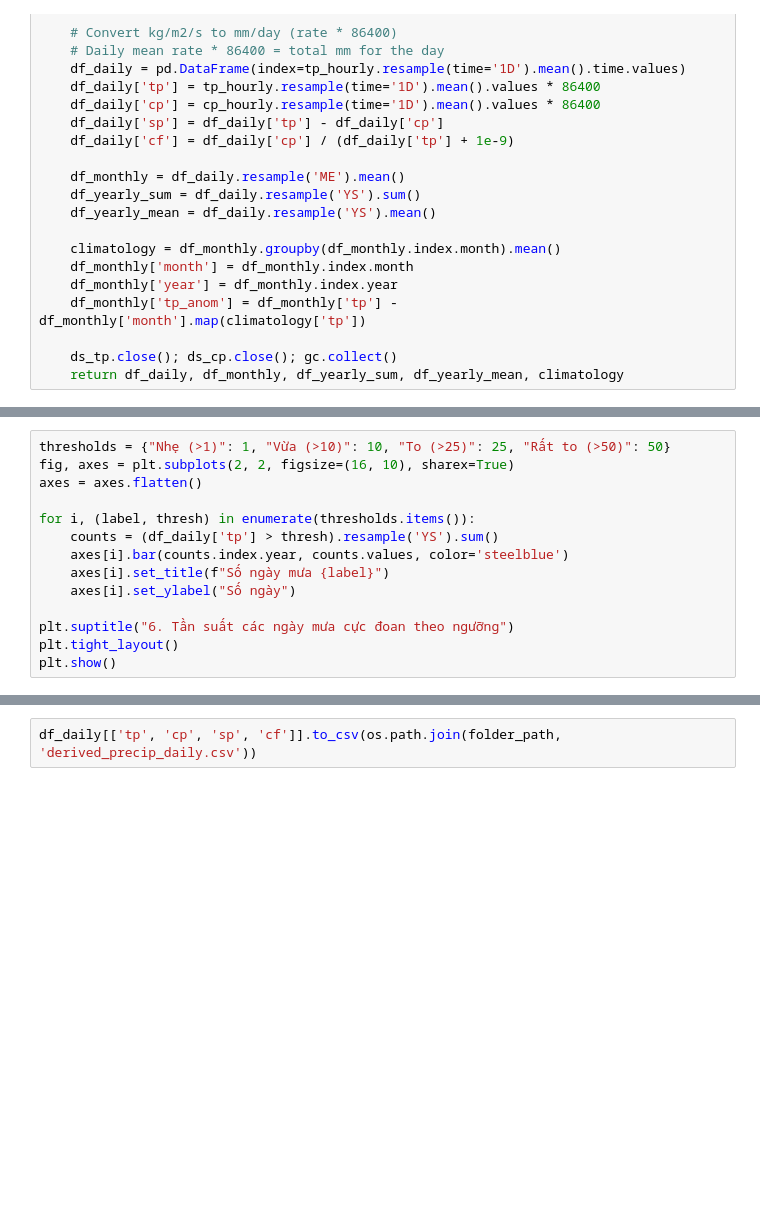
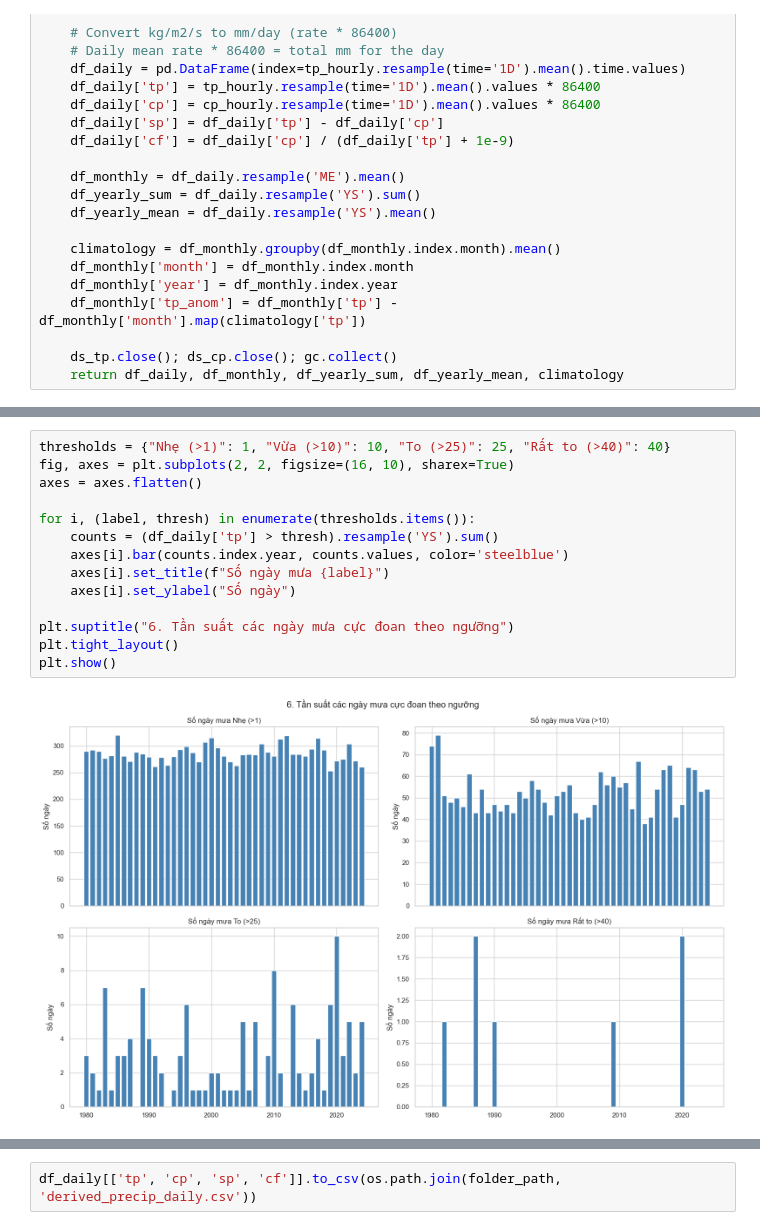
Before and after one commit to hnahtneyugn/climate-analysis-and-prediction, a Jupyter notebook: scripts/precipitation.ipynb, the cells around one changed output, grey strips where cells are left out. Saved outputs shown, nothing was run; the diff lists cells and outputs as text; blank space fills up the shorter version.

```diff
--- a/scripts/precipitation.ipynb
+++ b/scripts/precipitation.ipynb
@@ -110,17 +127,19 @@ plt.show()
 # %%
-thresholds = {"Nhẹ (>1)": 1, "Vừa (>10)": 10, "To (>25)": 25, "Rất to (>50)": 50}
+thresholds = {"Nhẹ (>1)": 1, "Vừa (>10)": 10, "To (>25)": 25, "Rất to (>40)": 40}
 fig, axes = plt.subplots(2, 2, figsize=(16, 10), sharex=True)
 axes = axes.flatten()
 
 for i, (label, thresh) in enumerate(thresholds.items()):
     counts = (df_daily['tp'] > thresh).resample('YS').sum()
     axes[i].bar(counts.index.year, counts.values, color='steelblue')
     axes[i].set_title(f"Số ngày mưa {label}")
     axes[i].set_ylabel("Số ngày")
 
 plt.suptitle("6. Tần suất các ngày mưa cực đoan theo ngưỡng")
 plt.tight_layout()
 plt.show()
+# %% [output]
+[figure, added]
 # %%
 df_daily['decade'] = (df_daily.index.year // 10) * 10
 plt.figure(figsize=(10, 6))
```
Also changed, not shown: parts of 8 cells of this notebook, 8 other files.
